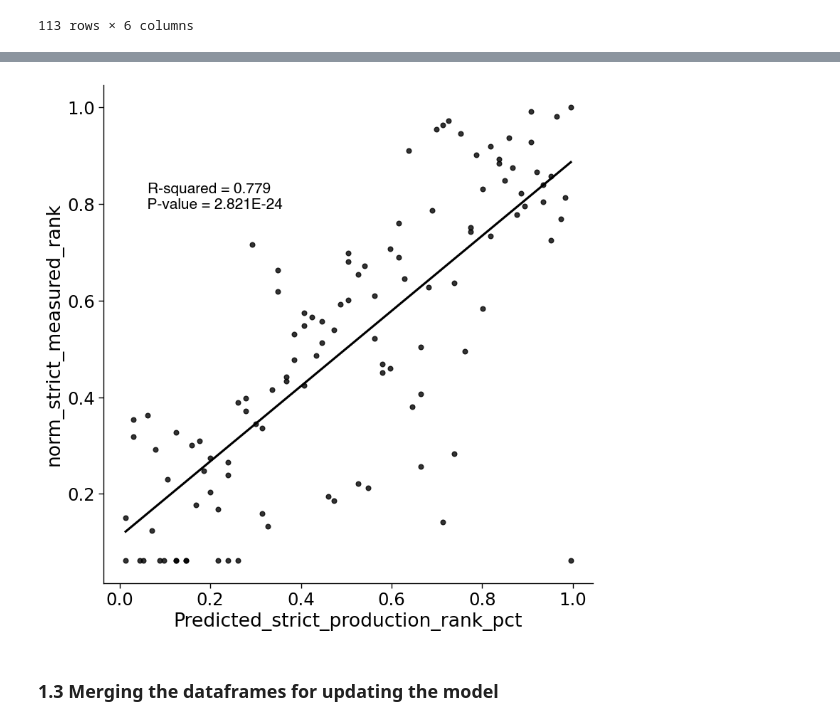
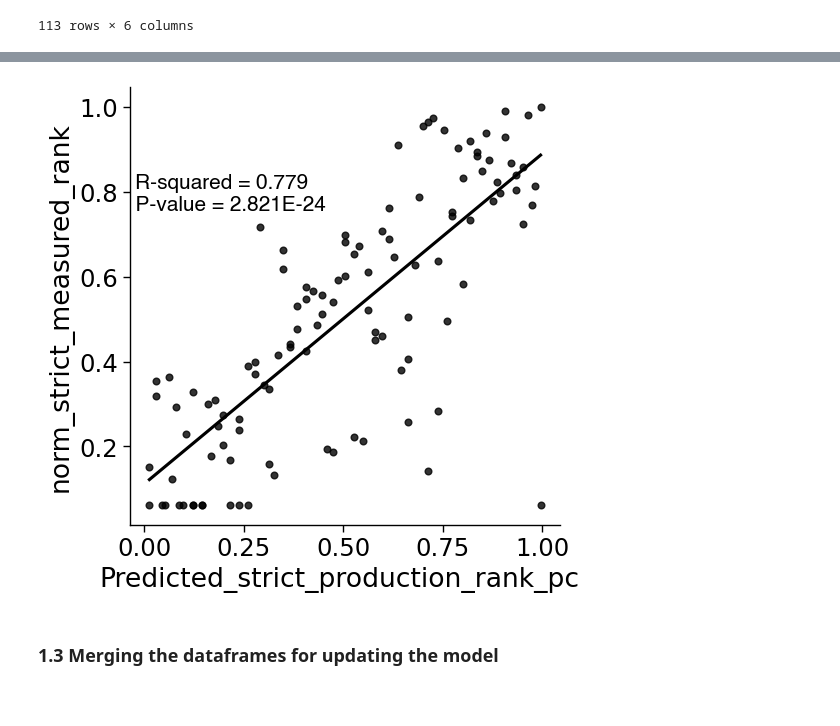
Before and after one commit to hiyama341/ConStrain, a Jupyter notebook: colab_notebooks/11_2_LEARN_DataAnalysisML.ipynb, the cells around one changed output, grey strips where cells are left out. Cells and saved outputs as stored; diff of their text form; code cells hidden in the pictures.

```diff
--- a/colab_notebooks/11_2_LEARN_DataAnalysisML.ipynb
+++ b/colab_notebooks/11_2_LEARN_DataAnalysisML.ipynb
@@ -252,7 +245,7 @@ correlation_plot(predicted_vs_sampled,"Amt_norm","Predicted_strict_production")
 # %%
-correlation_plot(predicted_vs_sampled,"Predicted_strict_production_rank_pct","norm_strict_measured_rank")
+correlation_plot(predicted_vs_sampled,"Predicted_strict_production_rank_pct","norm_strict_measured_rank",size_height= 5, size_length = 5)
 # %% [output]
-[figure, old version]
+[figure, new version]
 # %% [markdown]
 ### 1.3 Merging the dataframes for updating the model
 # %%
```
Also changed, not shown: parts of 79 cells of this notebook.
